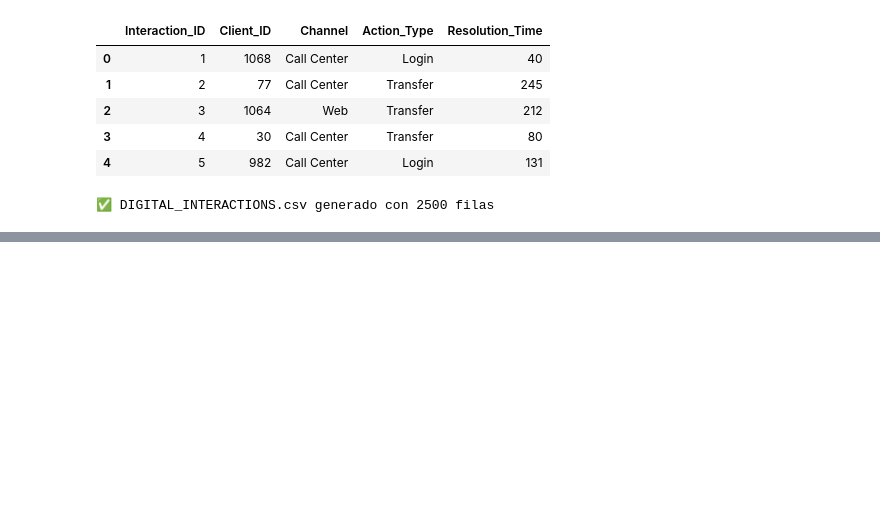
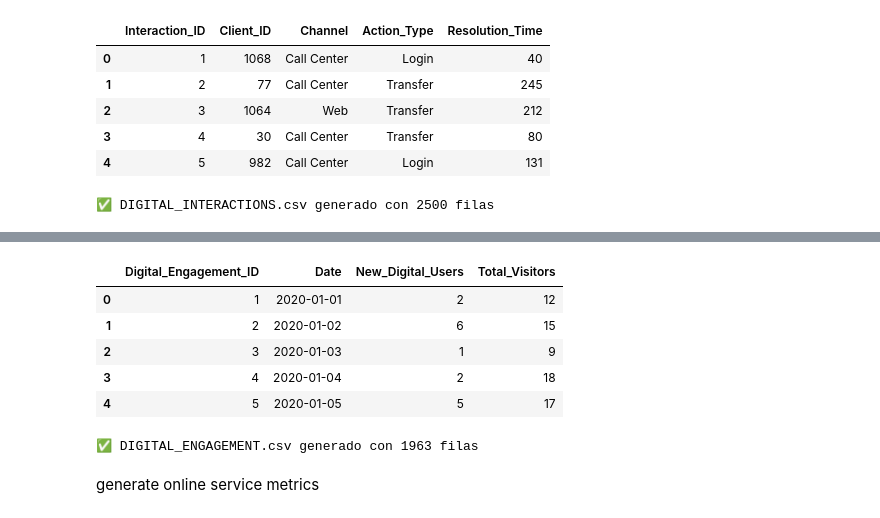
Before and after one commit to FGaliano-23/WELFORD-BANK, a Jupyter notebook: DataEngineer/GenerateData/Tables.ipynb, the cells around one changed output, grey strips where cells are left out. Cells and saved outputs as stored; diff of their text form; code cells hidden in the pictures; blank space fills up the shorter version.

```diff
--- a/DataEngineer/GenerateData/Tables.ipynb
+++ b/DataEngineer/GenerateData/Tables.ipynb
@@ -653,0 +852,41 @@ generate
+# %%
+# 4️⃣ Generación de registros --------------------------------------------------
+engagement_rows  = []
+current_digitals = 0     # acumulado de usuarios digitales
+
+dates = pd.date_range(start=START_DATE, end=END_DATE, freq=FREQ)
+
+for idx, d in enumerate(dates, start=1):
+    remaining_clients   = TOTAL_CLIENTS - current_digitals
+    new_digital_users   = sample_new_users(remaining_clients)
+    total_visitors      = sample_total_visitors(new_digital_users)
+
+    engagement_rows.append(
+        {
+            "Digital_Engagement_ID": idx,
+            "Date": d.date(),                 # solo la parte de fecha
+            "New_Digital_Users": new_digital_users,
+            "Total_Visitors": total_visitors,
+        }
+    )
+
+    current_digitals += new_digital_users
+digital_engagement_df = pd.DataFrame(engagement_rows)
+digital_engagement_df.head()  # vista previa rápida
+# %% [output]
+|  | Digital_Engagement_ID | Date | New_Digital_Users | Total_Visitors |
+| 0 | 1 | 2020-01-01 | 2 | 12 |
+| 1 | 2 | 2020-01-02 | 6 | 15 |
+| 2 | 3 | 2020-01-03 | 1 | 9 |
+| 3 | 4 | 2020-01-04 | 2 | 18 |
+| 4 | 5 | 2020-01-05 | 5 | 17 |
+# %%
+# 5️⃣ DataFrame y exportación --------------------------------------------------
+digital_engagement_df.to_csv("digital_engagement_welfordbank_es.csv", index=False)
+
+print("✅ DIGITAL_ENGAGEMENT.csv generado con",
+      len(digital_engagement_df), "filas")
+# %% [output]
+✅ DIGITAL_ENGAGEMENT.csv generado con 1963 filas
+# %% [markdown]
+generate online service metrics
```
Also changed, not shown: parts of 13 cells of this notebook.
